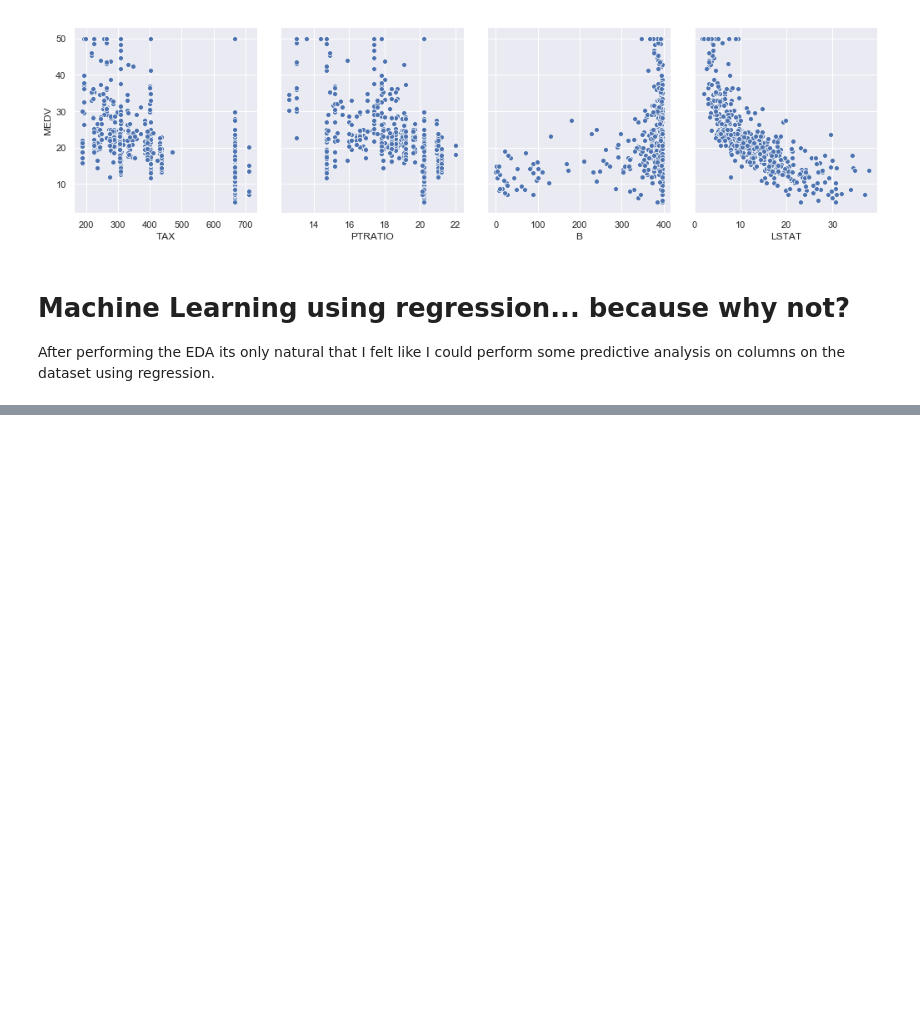
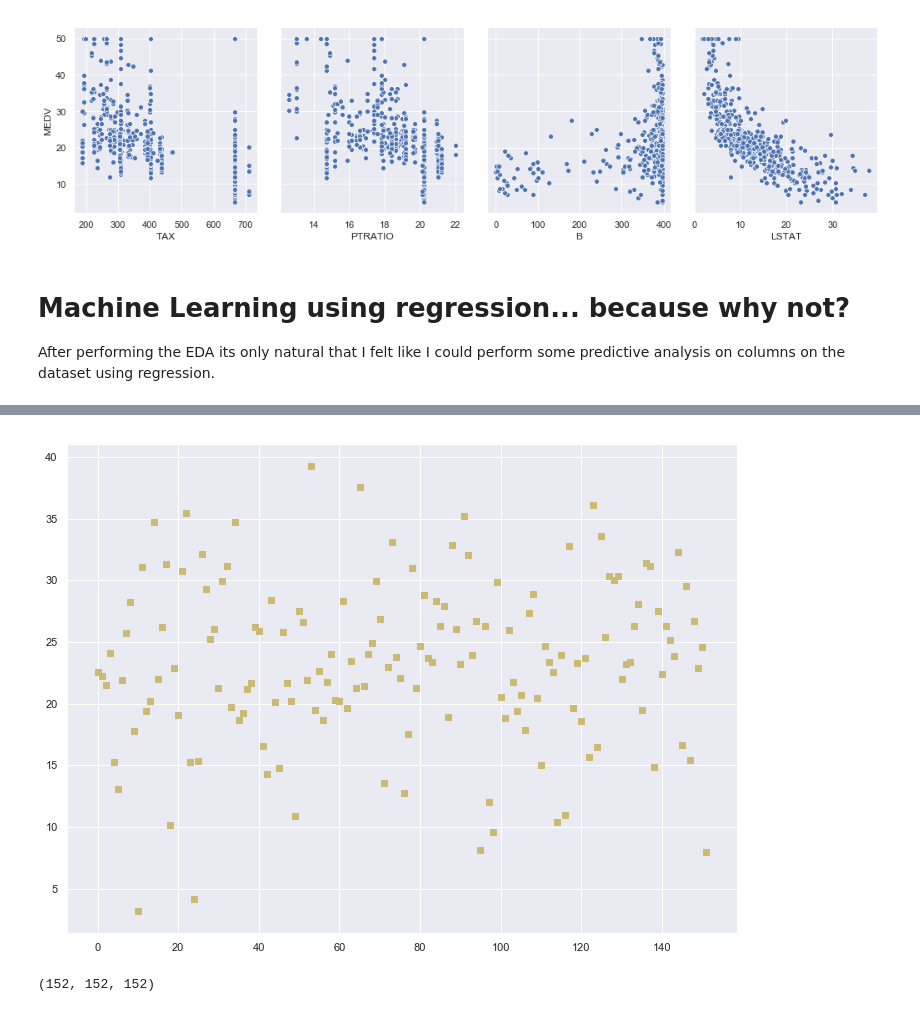
Before and after one commit to lewis-munyi/kamilimu-DS-track, a Jupyter notebook: EDA-Boston.ipynb, the cells around one changed output, grey strips where cells are left out. Drawn from its saved outputs; the diff is of its cells as text; code cells hidden in the pictures; blank space fills up the shorter version.

```diff
--- a/EDA-Boston.ipynb
+++ b/EDA-Boston.ipynb
@@ -290,0 +353,10 @@ ValueError: Input contains NaN, infinity or a value too large for dtype('float64
+# %%
+#Make prediction:
+y_pred = clf.predict(x_test)
+plt.plot(y_pred, 'ys', label='LinearRegression');
+# %% [output]
+[figure, added]
+# %%
+len(x_test), len(y_test), len(y_pred)
+# %% [output]
+(152, 152, 152)
```
Also changed, not shown: parts of 31 cells of this notebook.
